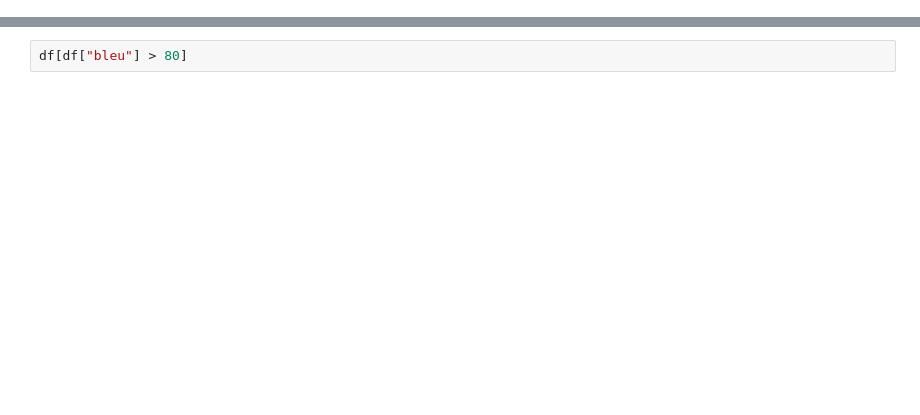
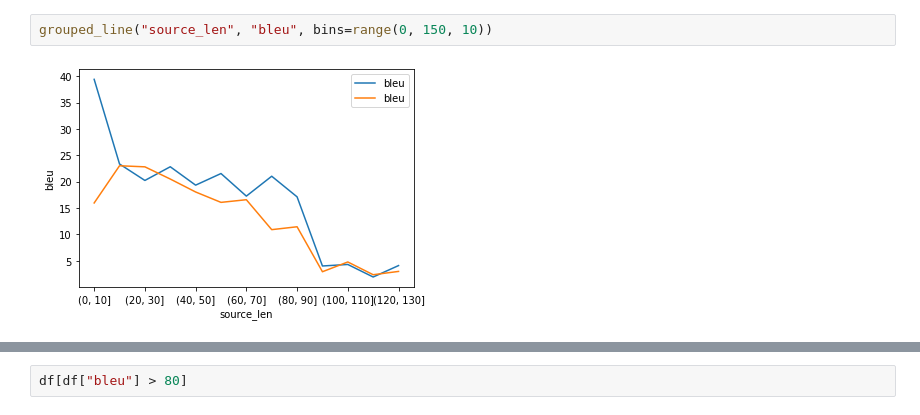
Before and after one commit to pleyad/atmt, a Jupyter notebook: assignments/03/visual_analysis.ipynb, the cells around one changed output, grey strips where cells are left out. Drawn from its saved outputs; the diff is of its cells as text; blank space fills up the shorter version.

```diff
--- a/assignments/03/visual_analysis.ipynb
+++ b/assignments/03/visual_analysis.ipynb
@@ -55,0 +87,4 @@ grouped["bleu"].plot()
+# %%
+grouped_line("source_len", "bleu", bins=range(0, 150, 10))
+# %% [output]
+[figure, added]
```
Also changed, not shown: parts of 15 cells of this notebook.
